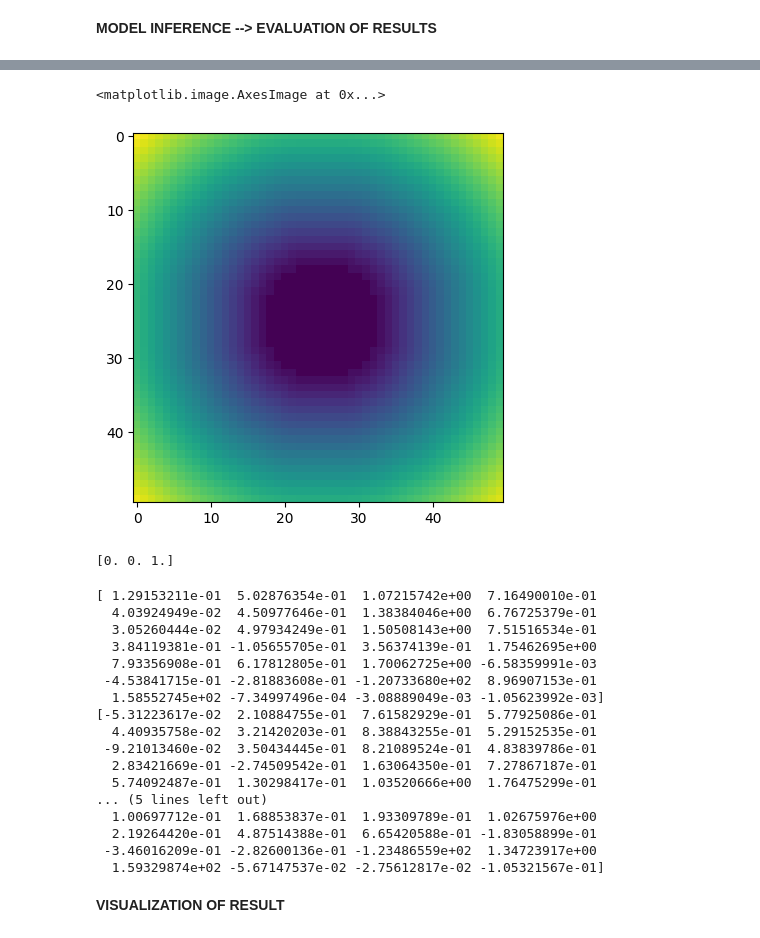
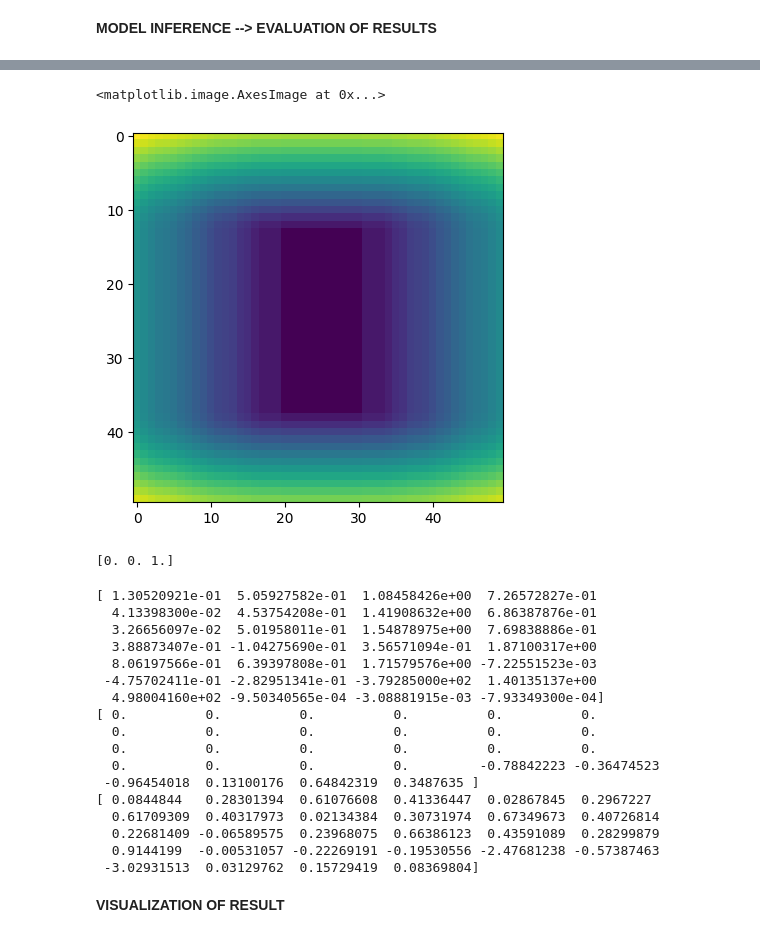
Before and after one commit to ge89raw/ADLRProject, a Jupyter notebook: difusion.ipynb, the cells around one changed output, grey strips where cells are left out. Cells and saved outputs as stored; diff of their text form; code cells hidden in the pictures.

```diff
--- a/difusion.ipynb
+++ b/difusion.ipynb
@@ -327,10 +337,10 @@ RuntimeError: Error(s) in loading state_dict for MLP:
 # %%
 # Directory for grasping validation
-main_dir = './dataset_grasps_full/'
-object_dir = './dataset_objects_full/'
+main_dir = './dataset_val/'
+object_dir = './dataset_val/objects/'
 
 # Grasp code for which we have overfitting
-grasp_code = 'core-bottle-1ae823260851f7d9ea600d1a6d9f6e07'
+grasp_code = 'core-cellphone-b35c2da756f8df5aa0eb5a85db887292'
 
 # Load matrix distance for given object
 matriz_distancias = np.load(os.path.join(object_dir+grasp_code+".npy"), allow_pickle=True)*0.11
@@ -338,14 +348,14 @@ matriz_distancias = torch.from_numpy(matriz_distancias)
 matriz_distancias = matriz_distancias.reshape(1, 50, 50, 50)
 
 # Define matrix for given object
-label = torch.tensor([1, 0, 0])
+label = torch.tensor([0, 1, 0])
 label = label.reshape(1, 3)
 # %%
 dist_repr = matriz_distancias.numpy()
-plt.imshow(matriz_distancias[0,:,25,:])
+plt.imshow(matriz_distancias[0,:,:,25])
 # %% [output]
 <matplotlib.image.AxesImage at 0x...>
-[figure, old version]
+[figure, new version]
 # %%
 # Model inference
 model.eval()
@@ -393,6 +404,10 @@ print(reference)
 # Set sample to predicted test sample
 sample = samples[-1][0]
 
+zeros = np.zeros(22)
+sample = np.concatenate((zeros,sample), 0)
+print(sample)
+
 # Return normalized values to the initial values
 sample = (sample + 1)/2
 sample = sample * (mean_std_max_min[2]- mean_std_max_min[3]) + mean_std_max_min[3]
@@ -400,25 +415,25 @@ sample = sample * (mean_std_max_min[2]- mean_std_max_min[3]) + mean_std_max_min[
 print(sample)
 
 
-print(reference - sample)
+#print(reference - sample)
 # %% [output]
-[ 1.29153211e-01  5.02876354e-01  1.07215742e+00  7.16490010e-01
-  4.03924949e-02  4.50977646e-01  1.38384046e+00  6.76725379e-01
-  3.05260444e-02  4.97934249e-01  1.50508143e+00  7.51516534e-01
-  3.84119381e-01 -1.05655705e-01  3.56374139e-01  1.75462695e+00
-  7.93356908e-01  6.17812805e-01  1.70062725e+00 -6.58359991e-03
- -4.53841715e-01 -2.81883608e-01 -1.20733680e+02  8.96907153e-01
-  1.58552745e+02 -7.34997496e-04 -3.08889049e-03 -1.05623992e-03]
-[-5.31223617e-02  2.10884755e-01  7.61582929e-01  5.77925086e-01
-  4.40935758e-02  3.21420203e-01  8.38843255e-01  5.29152535e-01
- -9.21013460e-02  3.50434445e-01  8.21089524e-01  4.83839786e-01
-  2.83421669e-01 -2.74509542e-01  1.63064350e-01  7.27867187e-01
-  5.74092487e-01  1.30298417e-01  1.03520666e+00  1.76475299e-01
-... (5 lines left out)
-  1.00697712e-01  1.68853837e-01  1.93309789e-01  1.02675976e+00
-  2.19264420e-01  4.87514388e-01  6.65420588e-01 -1.83058899e-01
- -3.46016209e-01 -2.82600136e-01 -1.23486559e+02  1.34723917e+00
-  1.59329874e+02 -5.67147537e-02 -2.75612817e-02 -1.05321567e-01]
+[ 1.30520921e-01  5.05927582e-01  1.08458426e+00  7.26572827e-01
+  4.13398300e-02  4.53754208e-01  1.41908632e+00  6.86387876e-01
+  3.26656097e-02  5.01958011e-01  1.54878975e+00  7.69838886e-01
+  3.88873407e-01 -1.04275690e-01  3.56571094e-01  1.87100317e+00
+  8.06197566e-01  6.39397808e-01  1.71579576e+00 -7.22551523e-03
+ -4.75702411e-01 -2.82951341e-01 -3.79285000e+02  1.40135137e+00
+  4.98004160e+02 -9.50340565e-04 -3.08881915e-03 -7.93349300e-04]
+[ 0.          0.          0.          0.          0.          0.
+  0.          0.          0.          0.          0.          0.
+  0.          0.          0.          0.          0.          0.
+  0.          0.          0.          0.         -0.78842223 -0.36474523
+ -0.96454018  0.13100176  0.64842319  0.3487635 ]
+[ 0.0844844   0.28301394  0.61076608  0.41336447  0.02867845  0.2967227
+  0.61709309  0.40317973  0.02134384  0.30731974  0.67349673  0.40726814
+  0.22681409 -0.06589575  0.23968075  0.66386123  0.43591089  0.28299879
+  0.9144199  -0.00531057 -0.22269191 -0.19530556 -2.47681238 -0.57387463
+ -3.02931513  0.03129762  0.15729419  0.08369804]
 # %% [markdown]
 **VISUALIZATION OF RESULT**
 # %%
```
Also changed, not shown: parts of 8 cells of this notebook, 1 other file.
